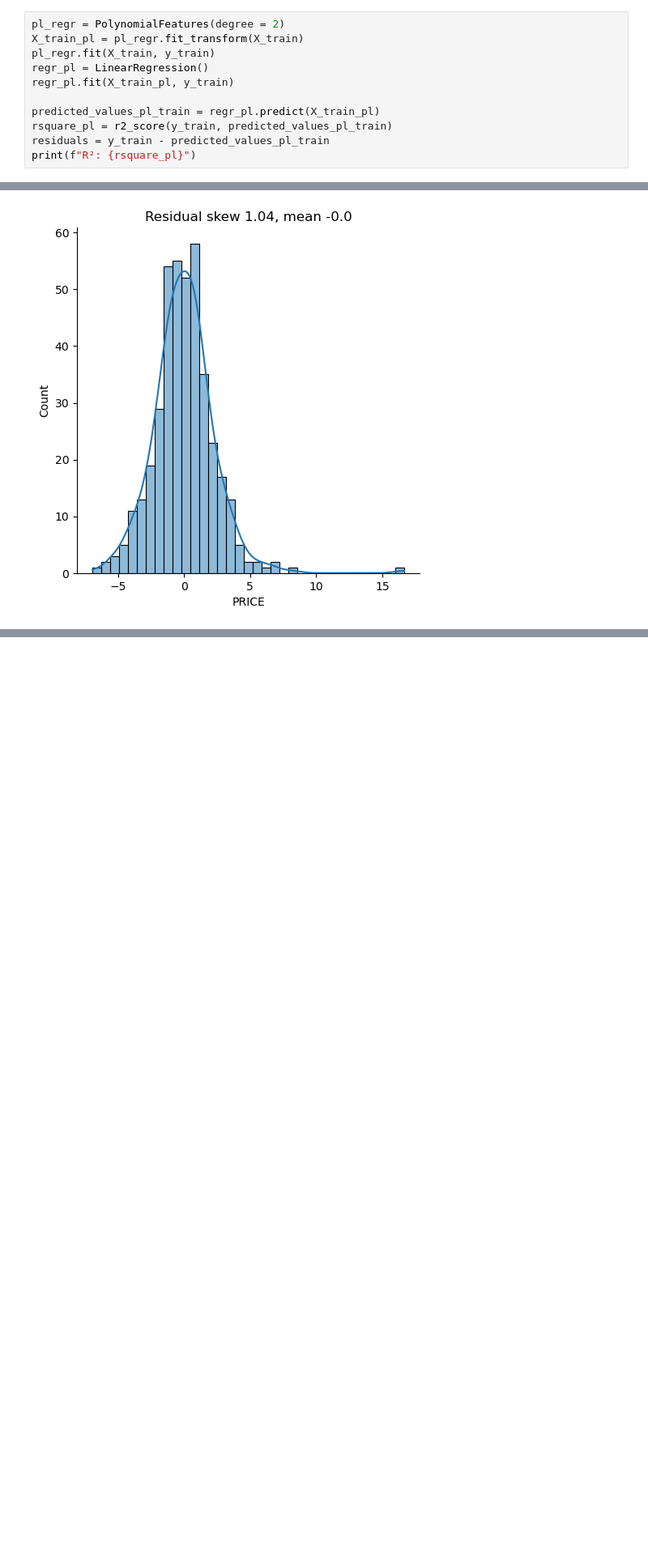
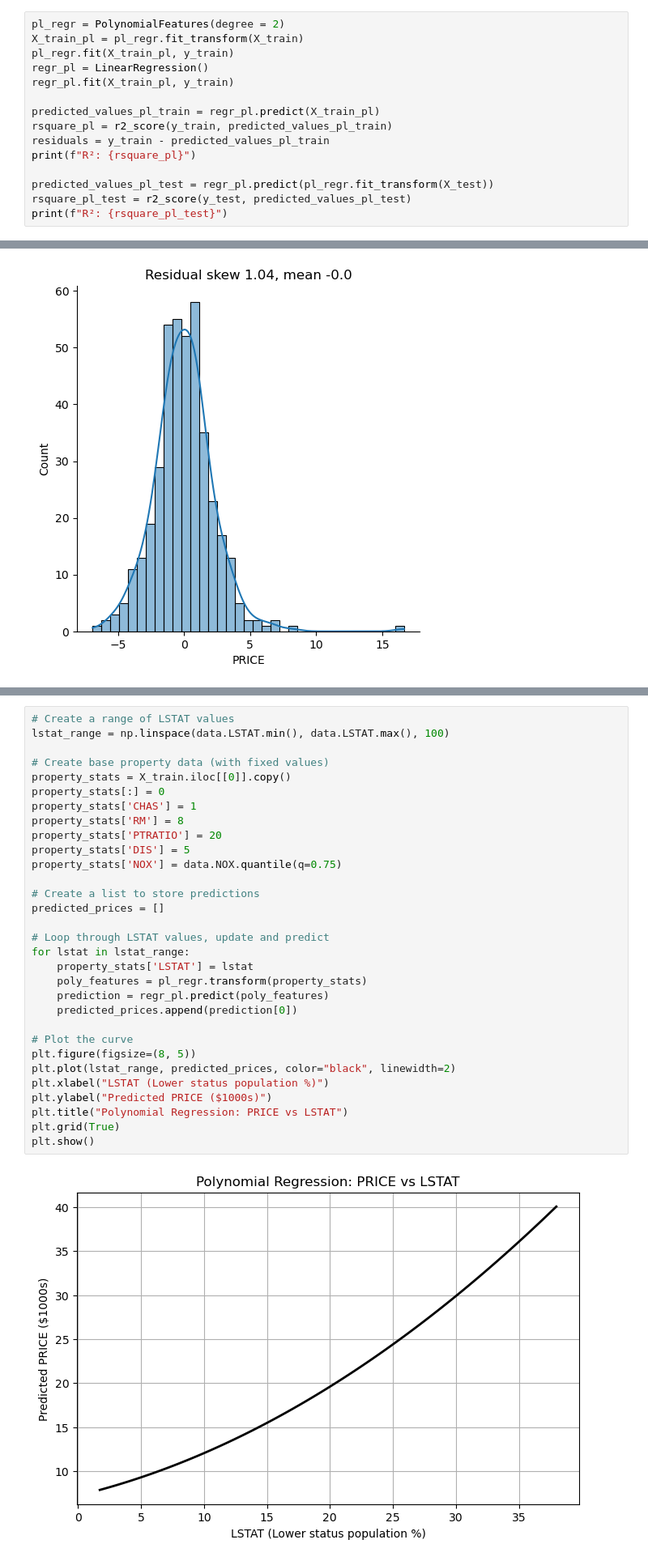
Before and after one commit to Hua4worlds/Boston_House_Price_model, a Jupyter notebook: Boston_House_Price_Regression_Analysis_and_Valuation_Model.ipynb, the cells around one changed output, grey strips where cells are left out. Shown at 81% size. Cells and saved outputs as stored; diff of their text form; blank space fills up the shorter version.

```diff
--- a/Boston_House_Price_Regression_Analysis_and_Valuation_Model.ipynb
+++ b/Boston_House_Price_Regression_Analysis_and_Valuation_Model.ipynb
@@ -343,7 +343,7 @@ from sklearn.preprocessing import PolynomialFeatures
 # %%
 pl_regr = PolynomialFeatures(degree = 2)
 X_train_pl = pl_regr.fit_transform(X_train)
-pl_regr.fit(X_train, y_train)
+pl_regr.fit(X_train_pl, y_train)
 regr_pl = LinearRegression()
 regr_pl.fit(X_train_pl, y_train)
 
@@ -351,5 +351,9 @@ predicted_values_pl_train = regr_pl.predict(X_train_pl)
 rsquare_pl = r2_score(y_train, predicted_values_pl_train)
 residuals = y_train - predicted_values_pl_train
 print(f"R²: {rsquare_pl}")
+
+predicted_values_pl_test = regr_pl.predict(pl_regr.fit_transform(X_test))
+rsquare_pl_test = r2_score(y_test, predicted_values_pl_test)
+print(f"R²: {rsquare_pl_test}")
 # %% [output]
 R²: 0.9319230461477531
@@ -393,0 +382,33 @@ Investigate if the target `data['PRICE']` could be a suitable candidate for a lo
+# %%
+# Create a range of LSTAT values
+lstat_range = np.linspace(data.LSTAT.min(), data.LSTAT.max(), 100)
+
+# Create base property data (with fixed values)
+property_stats = X_train.iloc[[0]].copy()
+property_stats[:] = 0
+property_stats['CHAS'] = 1
+property_stats['RM'] = 8
+property_stats['PTRATIO'] = 20
+property_stats['DIS'] = 5
+property_stats['NOX'] = data.NOX.quantile(q=0.75)
+
+# Create a list to store predictions
+predicted_prices = []
+
+# Loop through LSTAT values, update and predict
+for lstat in lstat_range:
+    property_stats['LSTAT'] = lstat
+    poly_features = pl_regr.transform(property_stats)
+    prediction = regr_pl.predict(poly_features)
+    predicted_prices.append(prediction[0])
+
+# Plot the curve
+plt.figure(figsize=(8, 5))
+plt.plot(lstat_range, predicted_prices, color="black", linewidth=2)
+plt.xlabel("LSTAT (Lower status population %)")
+plt.ylabel("Predicted PRICE ($1000s)")
+plt.title("Polynomial Regression: PRICE vs LSTAT")
+plt.grid(True)
+plt.show()
+# %% [output]
+[figure, added]
```
Also changed, not shown: parts of 31 cells of this notebook.
